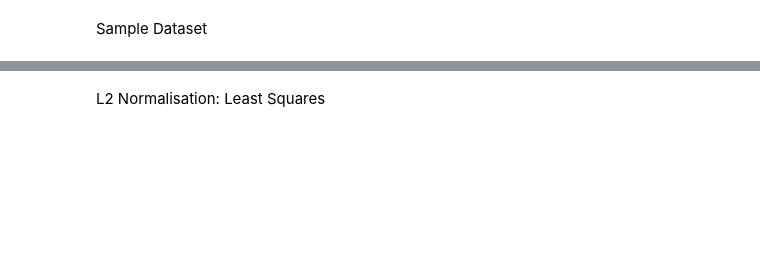
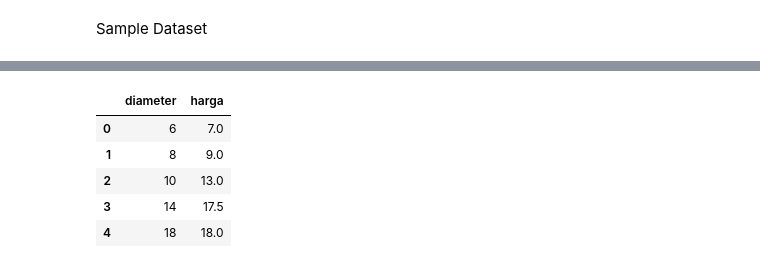
Before and after one commit to ZoeyClarissa/SKLearn, a Jupyter notebook: week04.ipynb, the cells around one changed output, grey strips where cells are left out. Saved outputs shown, nothing was run; the diff lists cells and outputs as text; code cells hidden in the pictures; blank space fills up the shorter version.

```diff
--- a/week04.ipynb
+++ b/week04.ipynb
@@ -44,2 +6,0 @@ l1_normalised_data
-# %% [markdown]
-L2 Normalisation: Least Squares
@@ -50,0 +7,15 @@ l2_normalised_data
+# %%
+import pandas as pd
+
+pizza = {'diameter': [6, 8, 10, 14, 18],
+         'harga': [7, 9, 13, 17.5, 18]}
+
+pizza_df = pd.DataFrame(pizza)
+pizza_df
+# %% [output]
+|  | diameter | harga |
+| 0 | 6 | 7.0 |
+| 1 | 8 | 9.0 |
+| 2 | 10 | 13.0 |
+| 3 | 14 | 17.5 |
+| 4 | 18 | 18.0 |
```
Also changed, not shown: parts of 59 cells of this notebook.
